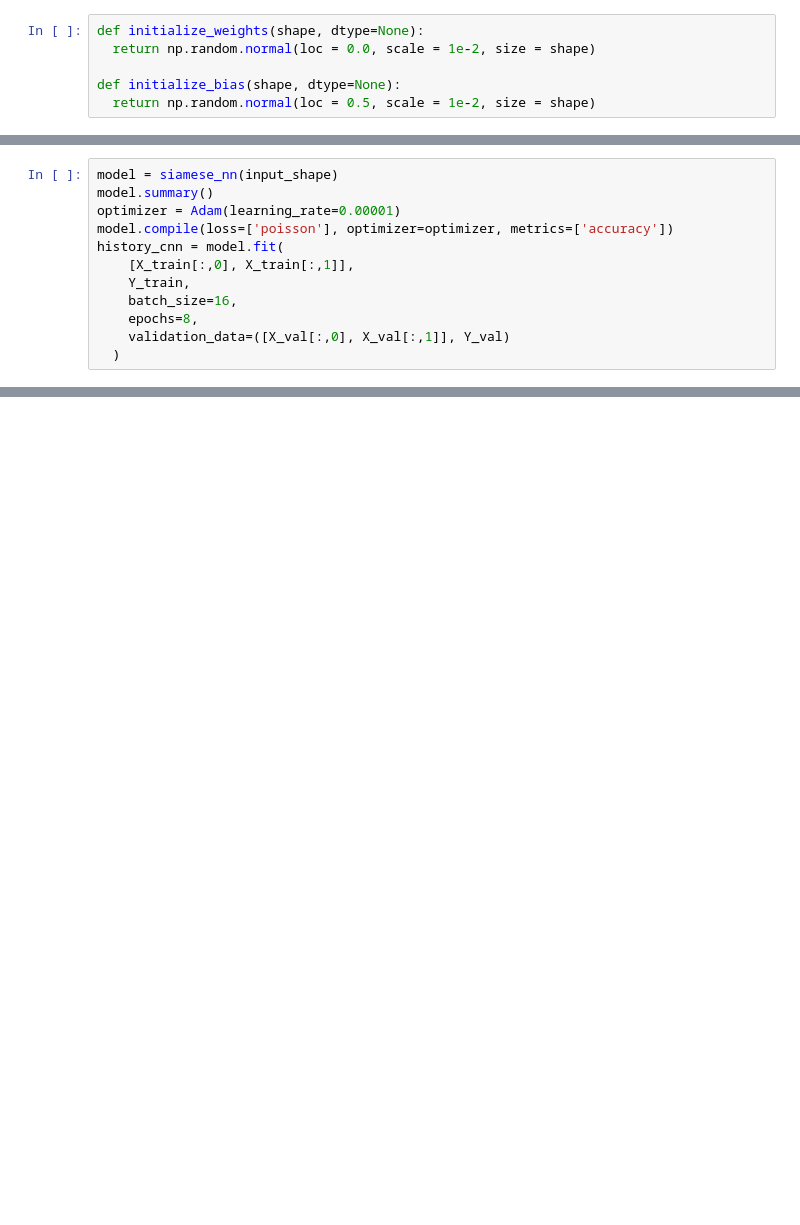
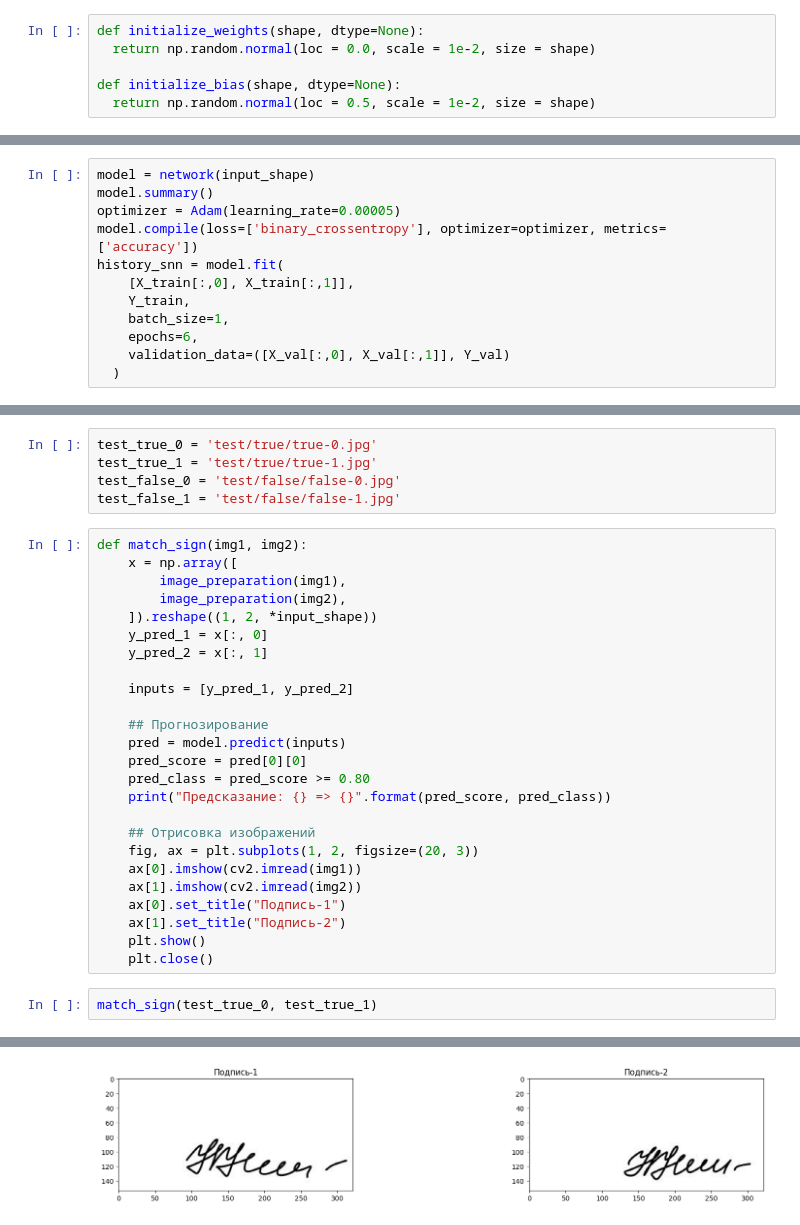
Before and after one commit to Poksliun/CourseWorkV2, a Jupyter notebook: src/SNN.ipynb, the cells around one changed output, grey strips where cells are left out. Drawn from its saved outputs; the diff is of its cells as text; blank space fills up the shorter version.

```diff
--- a/src/SNN.ipynb
+++ b/src/SNN.ipynb
@@ -136,13 +143,13 @@ def siamese_nn(input_shape):
 # %%
-model = siamese_nn(input_shape)
+model = network(input_shape)
 model.summary()
-optimizer = Adam(learning_rate=0.00001)
-model.compile(loss=['poisson'], optimizer=optimizer, metrics=['accuracy'])
-history_cnn = model.fit(
+optimizer = Adam(learning_rate=0.00005)
+model.compile(loss=['binary_crossentropy'], optimizer=optimizer, metrics=['accuracy'])
+history_snn = model.fit(
     [X_train[:,0], X_train[:,1]],
     Y_train,
-    batch_size=16,
-    epochs=8,
+    batch_size=1,
+    epochs=6,
     validation_data=([X_val[:,0], X_val[:,1]], Y_val)
   )
 # %% [output]
@@ -182,0 +173,33 @@ model.evaluate([x_test[:,0],x_test[:,1]], y_test)
+# %%
+test_true_0 = 'test/true/true-0.jpg'
+test_true_1 = 'test/true/true-1.jpg'
+test_false_0 = 'test/false/false-0.jpg'
+test_false_1 = 'test/false/false-1.jpg'
+# %%
+def match_sign(img1, img2):
+    x = np.array([
+        image_preparation(img1),
+        image_preparation(img2),
+    ]).reshape((1, 2, *input_shape))
+    y_pred_1 = x[:, 0]
+    y_pred_2 = x[:, 1]
+
+    inputs = [y_pred_1, y_pred_2]
+
+    ## Прогнозирование
+    pred = model.predict(inputs)
+    pred_score = pred[0][0]
+    pred_class = pred_score >= 0.80
+    print("Предсказание: {} => {}".format(pred_score, pred_class))
+
+    ## Отрисовка изображений
+    fig, ax = plt.subplots(1, 2, figsize=(20, 3))
+    ax[0].imshow(cv2.imread(img1))
+    ax[1].imshow(cv2.imread(img2))
+    ax[0].set_title("Подпись-1")
+    ax[1].set_title("Подпись-2")
+    plt.show()
+    plt.close()
+# %%
+match_sign(test_true_0, test_true_1)
+# %% [output]
@@ -182,0 +208 @@ model.evaluate([x_test[:,0],x_test[:,1]], y_test)
+[figure, added]
```
Also changed, not shown: parts of 19 cells of this notebook, 6 other files.
